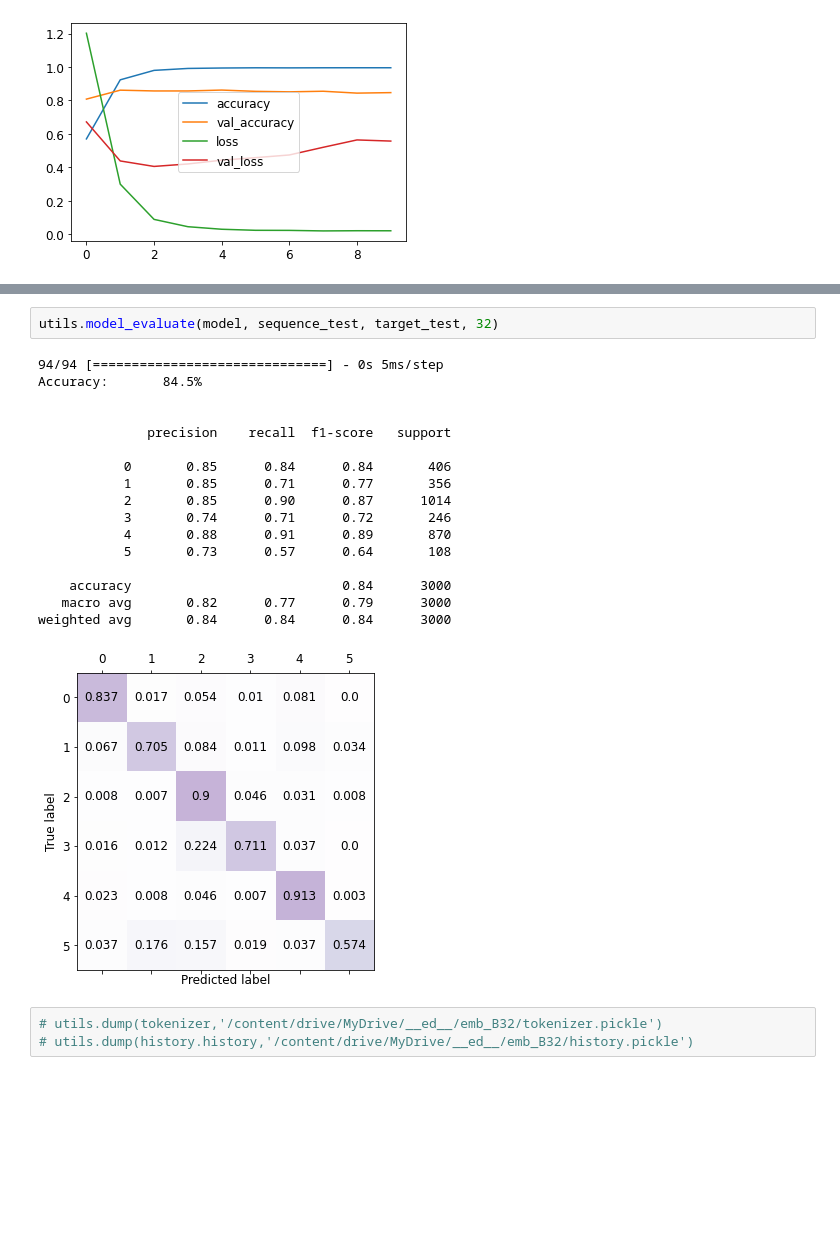
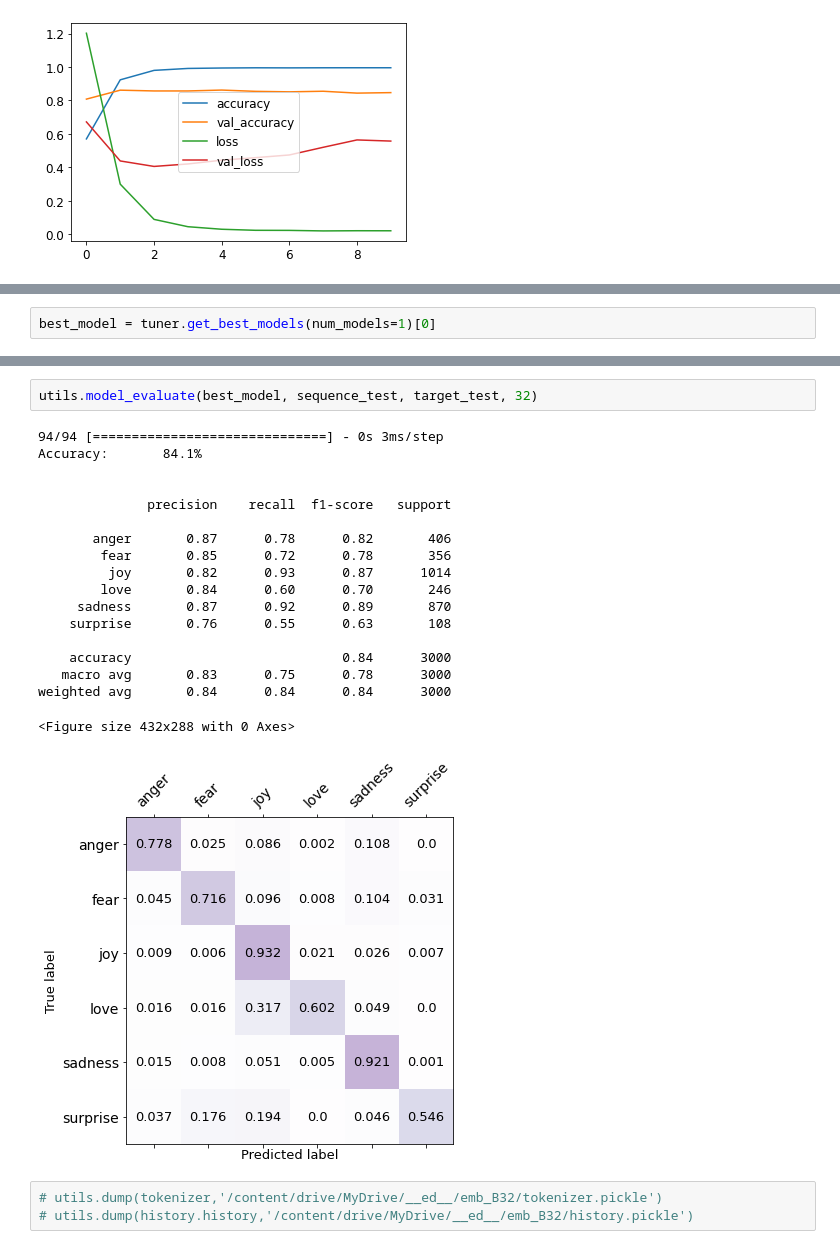
Before and after one commit to ppkgtmm/emotion, a Jupyter notebook: emo_emb.ipynb, the cells around one changed output, grey strips where cells are left out. Cells and saved outputs as stored; diff of their text form; blank space fills up the shorter version.

```diff
--- a/emo_emb.ipynb
+++ b/emo_emb.ipynb
@@ -185,0 +211,2 @@ pd.DataFrame(history.history)[metr].plot()
+# %%
+best_model = tuner.get_best_models(num_models=1)[0]
@@ -186,23 +228,24 @@ pd.DataFrame(history.history)[metr].plot()
 # %%
-utils.model_evaluate(model, sequence_test, target_test, 32)
+utils.model_evaluate(best_model, sequence_test, target_test, 32)
 # %% [output]
-94/94 [==============================] - 0s 5ms/step
-Accuracy:       84.5%
+94/94 [==============================] - 0s 3ms/step
+Accuracy:       84.1%
 
 
               precision    recall  f1-score   support
 
-           0       0.85      0.84      0.84       406
-           1       0.85      0.71      0.77       356
-           2       0.85      0.90      0.87      1014
-           3       0.74      0.71      0.72       246
-           4       0.88      0.91      0.89       870
-           5       0.73      0.57      0.64       108
+       anger       0.87      0.78      0.82       406
+        fear       0.85      0.72      0.78       356
+         joy       0.82      0.93      0.87      1014
+        love       0.84      0.60      0.70       246
+     sadness       0.87      0.92      0.89       870
+    surprise       0.76      0.55      0.63       108
 
     accuracy                           0.84      3000
-   macro avg       0.82      0.77      0.79      3000
+   macro avg       0.83      0.75      0.78      3000
 weighted avg       0.84      0.84      0.84      3000
+<Figure size 432x288 with 0 Axes>
-[figure, old version]
+[figure, new version]
 # %%
 # utils.dump(tokenizer,'/content/drive/MyDrive/__ed__/emb_B32/tokenizer.pickle')
 # utils.dump(history.history,'/content/drive/MyDrive/__ed__/emb_B32/history.pickle')
```
Also changed, not shown: parts of 7 cells of this notebook.
